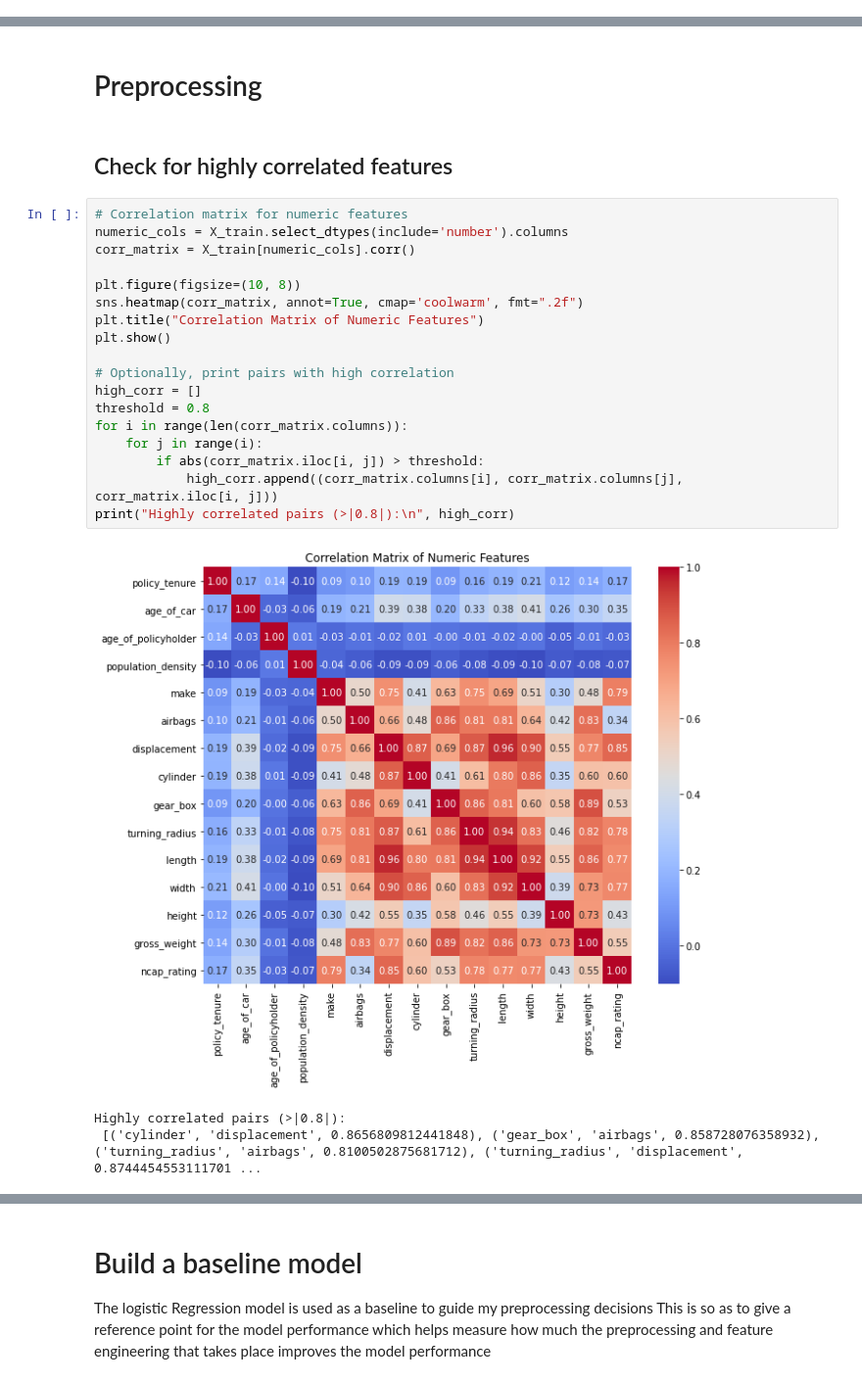
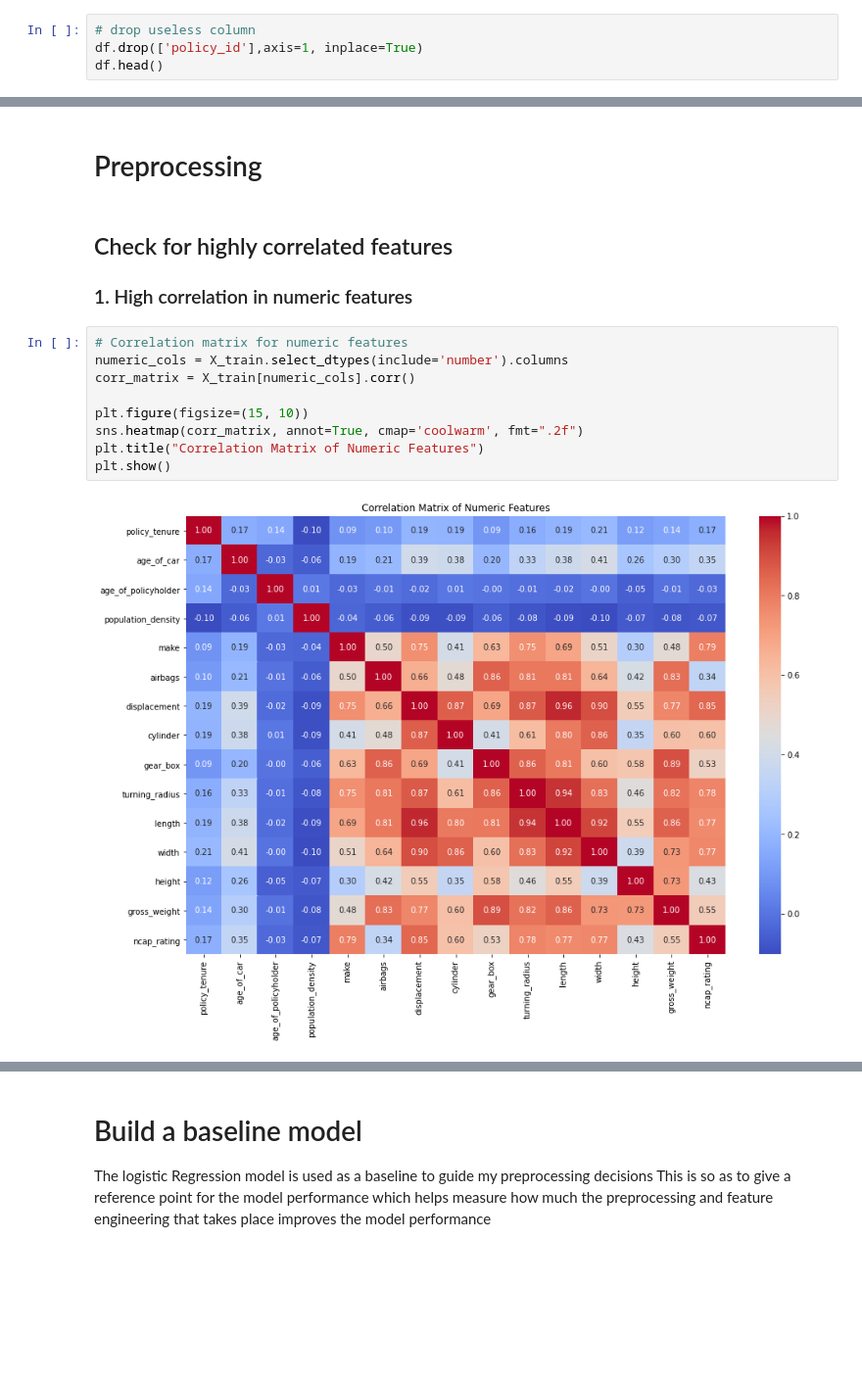
Before and after one commit to Calistus-design/Car_Insurance_Claim_Prediction, a Jupyter notebook: Index.ipynb, the cells around one changed output, grey strips where cells are left out. Shown at 98% size. Saved outputs shown, nothing was run; the diff lists cells and outputs as text; blank space fills up the shorter version.

```diff
--- a/Index.ipynb
+++ b/Index.ipynb
@@ -158,0 +169,4 @@ Name: is_claim, dtype: int64
+# %%
+# drop useless column
+df.drop(['policy_id'],axis=1, inplace=True)
+df.head()
@@ -262,26 +285,16 @@ X_train.describe()
 # Preprocessing
 # %% [markdown]
 ## Check for highly correlated features
+### 1. High correlation in numeric features
 # %%
 # Correlation matrix for numeric features
 numeric_cols = X_train.select_dtypes(include='number').columns
 corr_matrix = X_train[numeric_cols].corr()
 
-plt.figure(figsize=(10, 8))
+plt.figure(figsize=(15, 10))
 sns.heatmap(corr_matrix, annot=True, cmap='coolwarm', fmt=".2f")
 plt.title("Correlation Matrix of Numeric Features")
 plt.show()
-
-# Optionally, print pairs with high correlation
-high_corr = []
-threshold = 0.8
-for i in range(len(corr_matrix.columns)):
-    for j in range(i):
-        if abs(corr_matrix.iloc[i, j]) > threshold:
-            high_corr.append((corr_matrix.columns[i], corr_matrix.columns[j], corr_matrix.iloc[i, j]))
-print("Highly correlated pairs (>|0.8|):\n", high_corr)
 # %% [output]
-[figure, old version]
+[figure, new version]
-Highly correlated pairs (>|0.8|):
- [('cylinder', 'displacement', 0.8656809812441848), ('gear_box', 'airbags', 0.858728076358932), ('turning_radius', 'airbags', 0.8100502875681712), ('turning_radius', 'displacement', 0.8744454553111701 ...
 # %%
```
Also changed, not shown: parts of 55 cells of this notebook.
